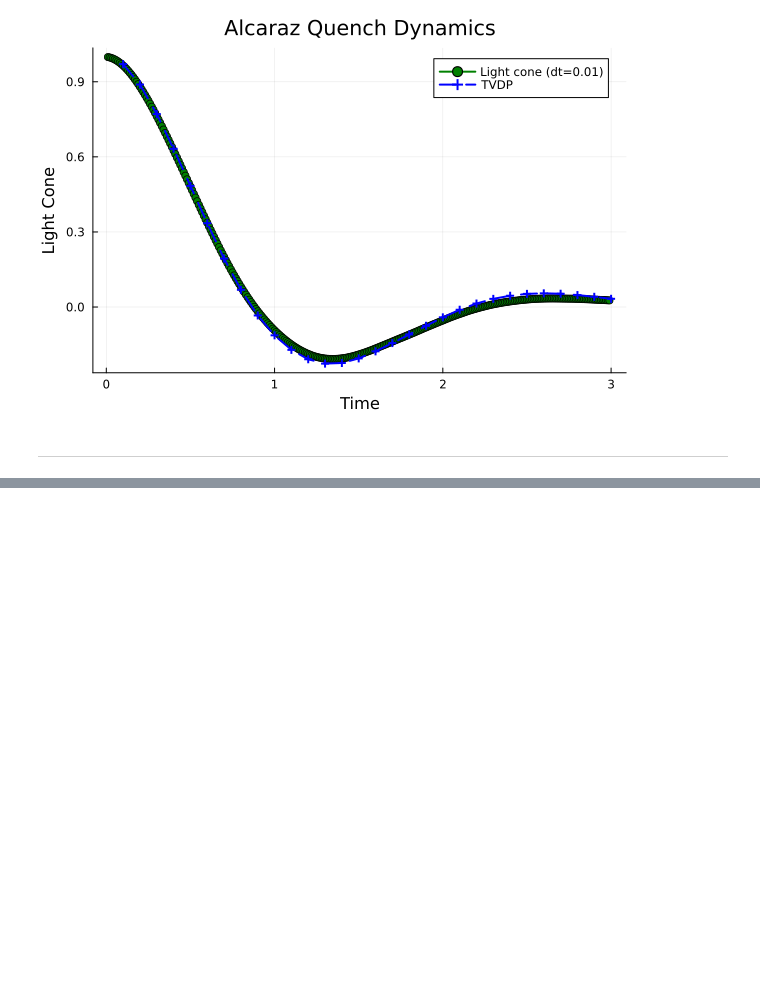
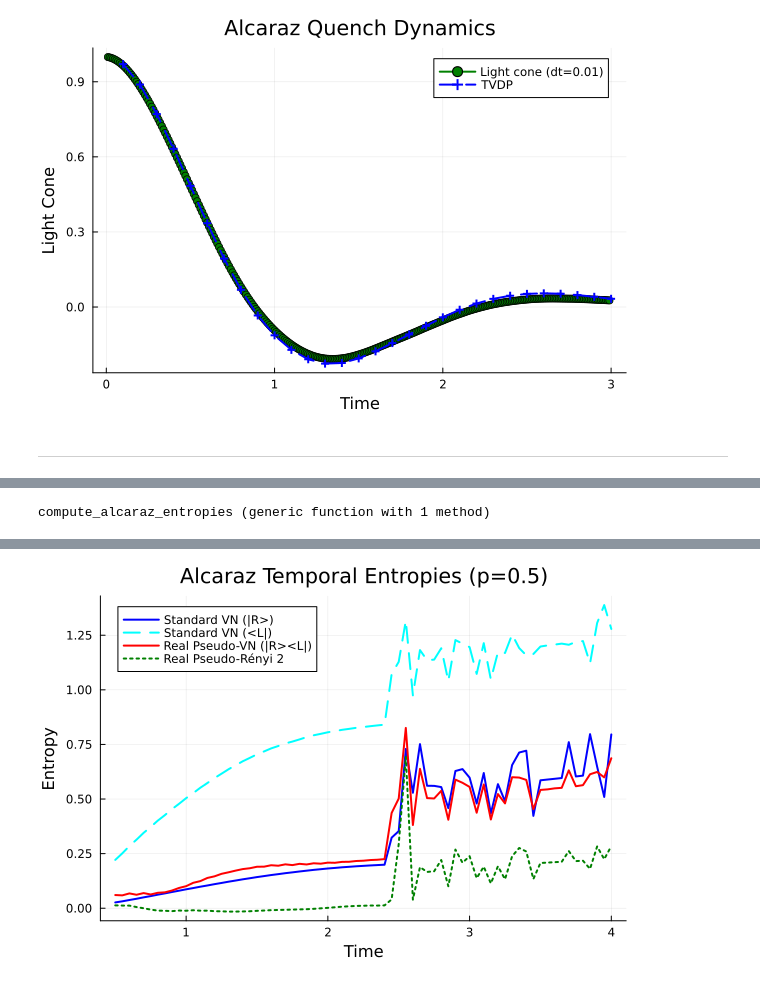
Before and after one commit to jmarquezol/QuantumMaster, a Jupyter notebook: master_thesis/NNN_crit_model.ipynb, the cells around one changed output, grey strips where cells are left out. Saved outputs shown, nothing was run; the diff lists cells and outputs as text; code cells hidden in the pictures; blank space fills up the shorter version.

```diff
--- a/master_thesis/NNN_crit_model.ipynb
+++ b/master_thesis/NNN_crit_model.ipynb
@@ -889,0 +991,78 @@ display(p2)
+# %%
+function compute_alcaraz_entropies(
+    mpo_generator::Function, p::Float64; Tmin::Int, Tmax::Int, dt::Float64=0.05, lambda::Float64=1.0, cutoff::Float64=1e-12, maxdim::Int=256,
+    alg="RTM", Tstep::Int=1, eps_converged::Float64=1e-8
+    )
+    s = Index(2, "S=1/2")
+    bl = ITensor(ComplexF64, s)
+    bl[s => 1] = 1.0 + 0.0im    # Initial state: |UP>
+
+    mp_alcaraz = AlcarazModel(lambda, p, s)
+    tp = tMPOParams(dt, 0.0im, mpo_generator, mp_alcaraz, 0, bl)
+    b = FwtMPOBlocks(tp)
+
+    # Power Method Params
+    pm_params = PMParams(;
+        truncp = (; cutoff=cutoff, maxdim=maxdim, alg=alg),
+        opt_method = :RDM_LR,   # before it was RTM
+        cutoffs = [cutoff],
+        maxdims = 2:2:maxdim,
+        itermax = 5000,
+        eps_converged = eps_converged,
+        normalization = "overlap",
+        stuck_after = 200,
+        compute_fidelity = true
+    )
+
+    times = Float64[]
+    vn_R = Float64[]
+    vn_L = Float64[]
+    pseudo_vn = ComplexF64[]
+    pseudo_r2 = ComplexF64[]
+
+
+    for Nsteps in Tmin:Tstep:Tmax
+        time_sites = addtags(siteinds(4, Nsteps), "time")
+
+        # Transfer Matrix MPO
+        mpo = fw_tMPO(b, time_sites; tr=tp.bl)
+
+        # Initial boundary MPS (guess) to start the power method
+        start_mps = fw_tMPS(b, time_sites; tr=tp.bl, LR=:right)
+
+        # Compute the left and right dominant eigenvectors of the transfer matrix MPO using the power method
+        psi_L, psi_R, _ = ITransverse.powermethod_lr(start_mps, mpo, mpo, pm_params)
+
+        # Standard VN entropy at the center cut of the time string
+        center_bond = div(Nsteps, 2)
+        push!(vn_R, real(vn_entanglement_entropy(psi_R)[center_bond]))
+        push!(vn_L, real(vn_entanglement_entropy(psi_L)[center_bond]))
+
+        # Generalized VN and Renyi-2 pseudo-entropies
+        p_vn = ITransverse.generalized_svd_vn_entropy(psi_L, psi_R)
+        p_r2 = ITransverse.gen_renyi2(psi_L, psi_R)
+
+        push!(pseudo_vn, p_vn[center_bond])
+        push!(pseudo_r2, p_r2[center_bond])
+
+        push!(times, Nsteps * dt)
+    end
+
+    return times, vn_R, vn_L, pseudo_vn, pseudo_r2
+end
+# %% [output]
+compute_alcaraz_entropies (generic function with 1 method)
+# %%
+# Run simulation
+t_vals, s_R, s_L, pseudo_s1, pseudo_s2 = compute_alcaraz_entropies(
+    expH_alcaraz_WII, 0.5; Tmin=10, Tmax=80, dt=0.05, cutoff=1e-12, maxdim=256, alg="RTM", Tstep=1, eps_converged=1e-8
+)
+
+# Plotting
+p_plot = plot(t_vals, s_R, label="Standard VN (|R>)", lw=2, color=:blue, xlabel="Time", ylabel="Entropy", title="Alcaraz Temporal Entropies (p=0.5)")
+plot!(p_plot, t_vals, s_L, label="Standard VN (<L|)", lw=2, color=:cyan, ls=:dash)
+plot!(p_plot, t_vals, real.(pseudo_s1), label="Real Pseudo-VN (|R><L|)", lw=2, color=:red)
+plot!(p_plot, t_vals, real.(pseudo_s2), label="Real Pseudo-Rényi 2", lw=2, color=:green, ls=:dot)
+
+display(p_plot)
+# %% [output]
@@ -889,0 +1072 @@ display(p2)
+[figure, added]
```
Also changed, not shown: parts of 18 cells of this notebook, 17 other files.
